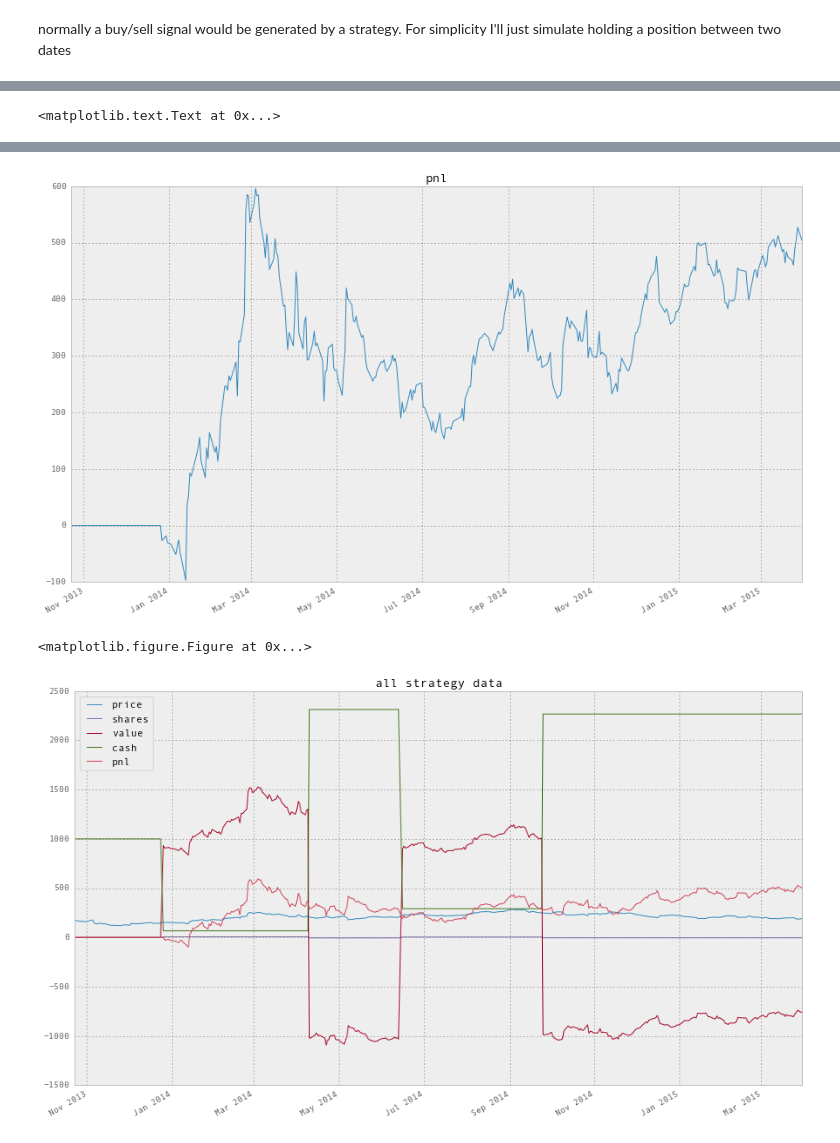
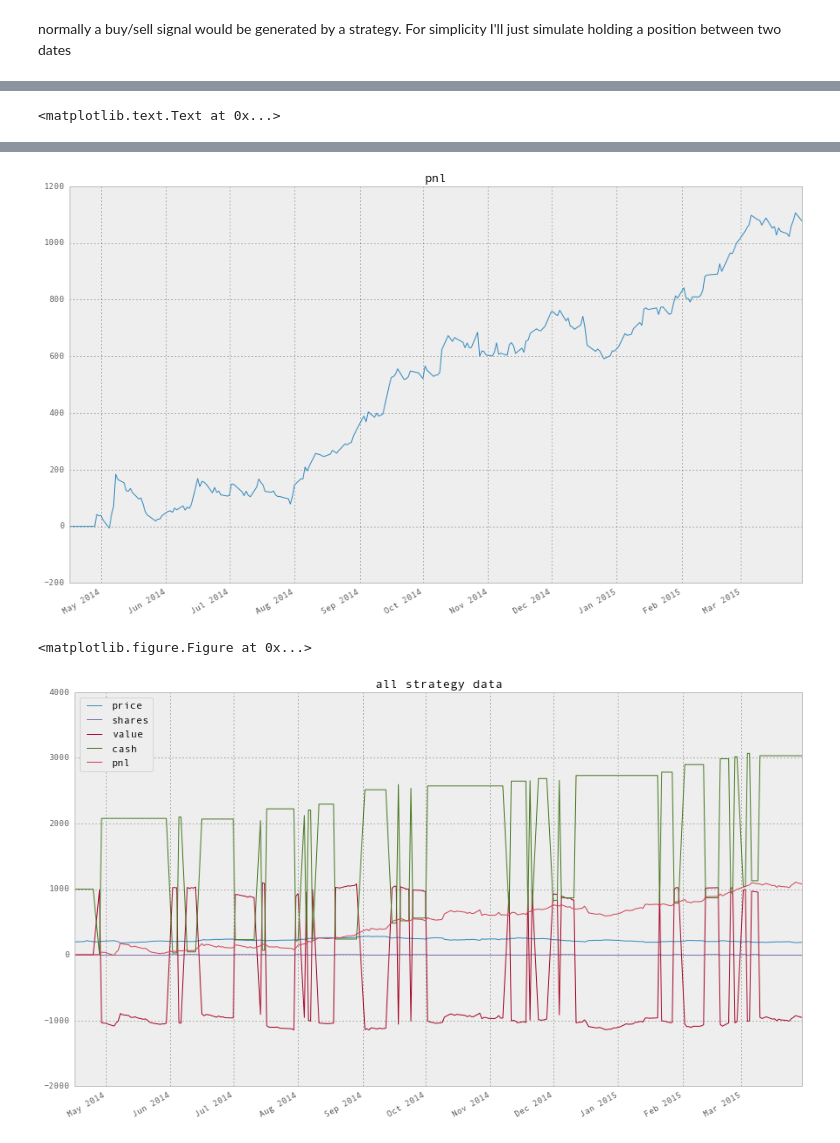
Before and after one commit to fraka6/trading-with-python, a Jupyter notebook: notebooks/explore_automatic_trading.ipynb, the cells around one changed output, grey strips where cells are left out. Cells and saved outputs as stored; diff of their text form; code cells hidden in the pictures.

```diff
--- a/notebooks/explore_automatic_trading.ipynb
+++ b/notebooks/explore_automatic_trading.ipynb
@@ -96,7 +96,7 @@ Now let's use the backtester on some real price
 # start with getting some data to test on
 import tradingWithPython.lib.yahooFinance as yahoo # yahoo finance module
 stockname = 'TSLA'
-n = 30*12
+n = 30*8
 price = yahoo.getHistoricData(stockname)['adj_close'][-n:]
 price.plot()
 # %% [output]
@@ -125,17 +125,19 @@ if False:
 else:
     # find when to buy and sell
     import trendy
+    reload(trendy)
     import tradingWithPython as twp
-    order=trendy.iterlines(price, window = 30, charts = True)
+    #order=trendy.iterlines(price, window = 30, charts = True)
+    a,b,c,d, order = trendy.segtrends(price, segments = n/12, charts = True);
+     # force sell at the end
+    order[-1] = 0
     title('automatic strategy')
     order=[el*1000 for el in order]
-    # create a stratgy
+    # create a stratgy from order
     for i, idx in enumerate(price.index):
         if order[i]!=0:
             strategy[idx] = order[i]
             #print idx,order[i]
-    # force sell at the end
-    order[-1] = 0
 
 # do the backtest
 bt = twp.Backtest(price, strategy, initialCash=1000)
@@ -155,6 +157,6 @@ title('all strategy data')
-[figure, old version]
+[figure, new version]
 <matplotlib.figure.Figure at 0x...>
-[figure, old version]
+[figure, new version]
 # %%
 reload(trendy)
 price = price[:]
```
Also changed, not shown: parts of 3 cells of this notebook, 1 other file.
